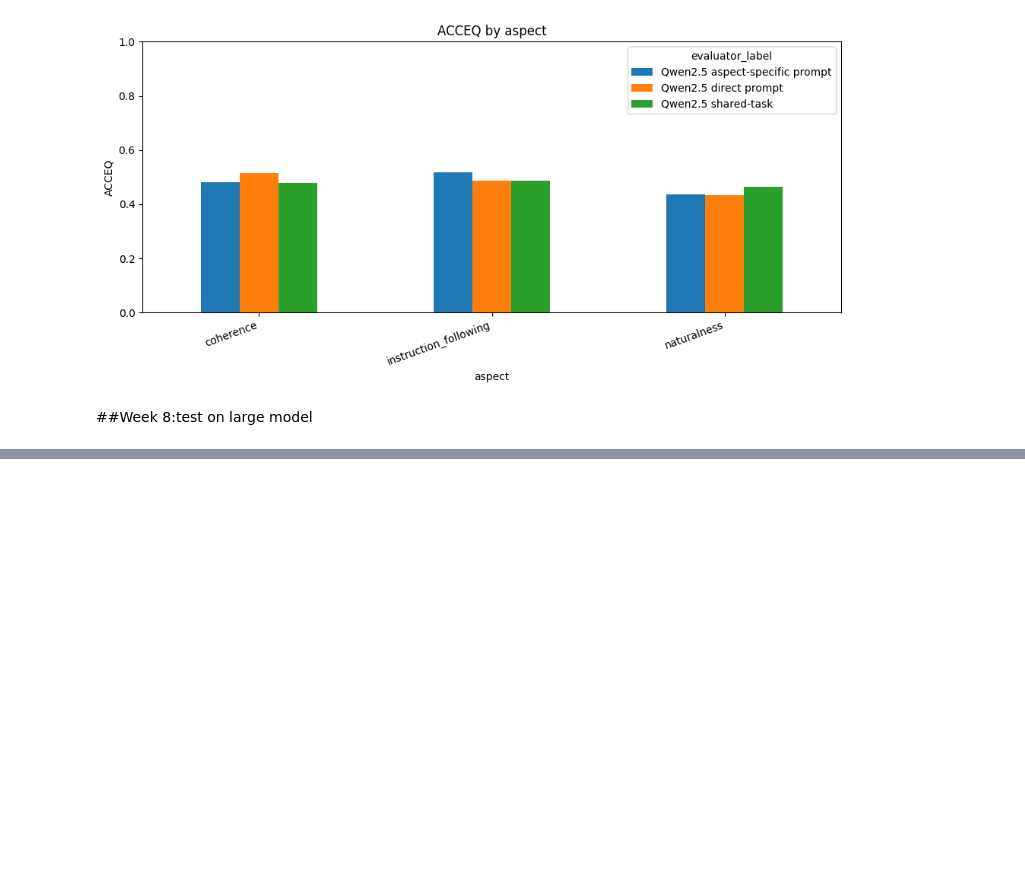
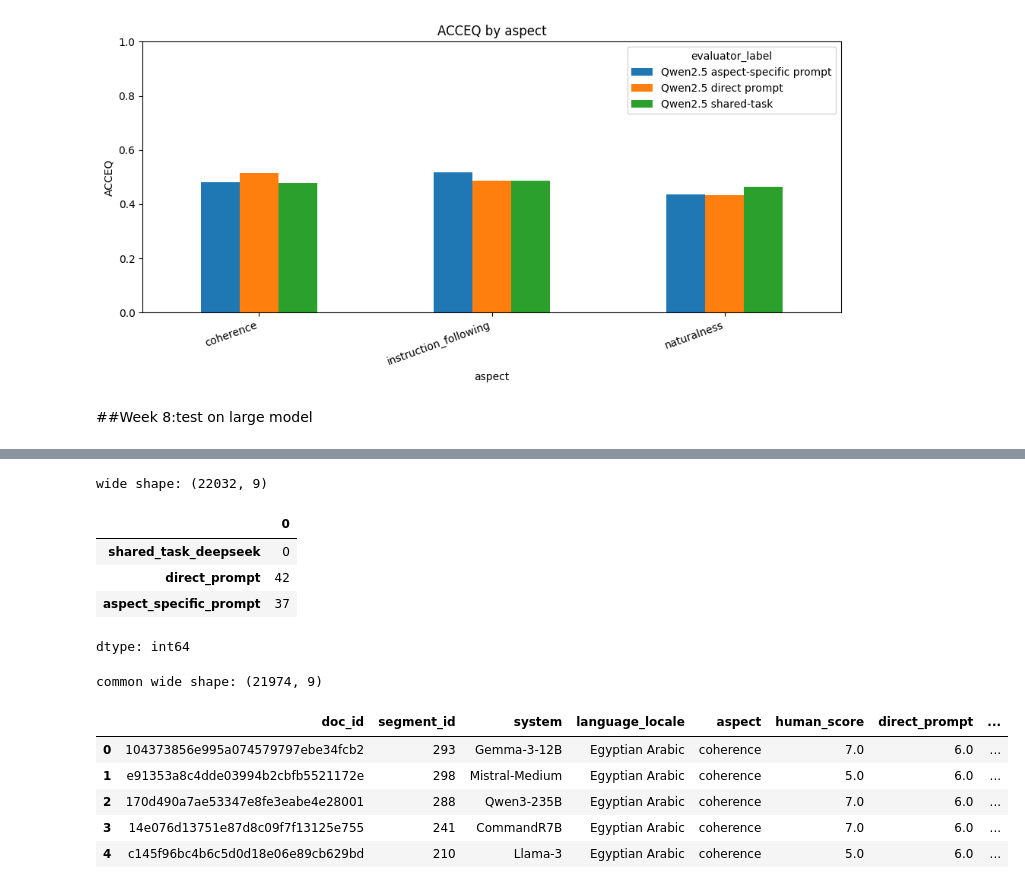
Before and after one commit to NhAnh278/llm-as-a-judge-praktikum, a Jupyter notebook: notebooks/Nhat_Anh_Hoang_analysis.ipynb, the cells around one changed output, grey strips where cells are left out. Cells and saved outputs as stored; diff of their text form; code cells hidden in the pictures; blank space fills up the shorter version.

```diff
--- a/notebooks/Nhat_Anh_Hoang_analysis.ipynb
+++ b/notebooks/Nhat_Anh_Hoang_analysis.ipynb
@@ -4043,0 +3977,52 @@ plt.show()
+# %%
+deepseek_score_wide = (
+    human_base
+    .merge(
+        direct_deepseek,
+        on=KEYS_NO_SEGMENT,
+        how="left",
+    )
+    .merge(
+        aspect_deepseek,
+        on=KEYS_NO_SEGMENT,
+        how="left",
+    )
+    .merge(
+        shared_deepseek,
+        on=KEYS_WITH_SEGMENT,
+        how="left",
+    )
+)
+
+score_cols = [
+    "shared_task_deepseek",
+    "direct_prompt",
+    "aspect_specific_prompt",
+]
+
+print("wide shape:", deepseek_score_wide.shape)
+
+missing_summary = deepseek_score_wide[score_cols].isna().sum()
+display(missing_summary)
+
+deepseek_score_wide_common = deepseek_score_wide.dropna(
+    subset=["human_score"] + score_cols
+).copy()
+
+print("common wide shape:", deepseek_score_wide_common.shape)
+
+display(deepseek_score_wide_common.head())
+# %% [output]
+wide shape: (22032, 9)
+|  | 0 |
+| shared_task_deepseek | 0 |
+| direct_prompt | 42 |
+| aspect_specific_prompt | 37 |
+dtype: int64
+common wide shape: (21974, 9)
+|  | doc_id | segment_id | system | language_locale | aspect | human_score | direct_prompt | ... |
+| 0 | 104373856e995a074579797ebe34fcb2 | 293 | Gemma-3-12B | Egyptian Arabic | coherence | 7.0 | 6.0 | ... |
+| 1 | e91353a8c4dde03994b2cbfb5521172e | 298 | Mistral-Medium | Egyptian Arabic | coherence | 5.0 | 6.0 | ... |
+| 2 | 170d490a7ae53347e8fe3eabe4e28001 | 288 | Qwen3-235B | Egyptian Arabic | coherence | 7.0 | 6.0 | ... |
+| 3 | 14e076d13751e87d8c09f7f13125e755 | 241 | CommandR7B | Egyptian Arabic | coherence | 7.0 | 6.0 | ... |
+| 4 | c145f96bc4b6c5d0d18e06e89cb629bd | 210 | Llama-3 | Egyptian Arabic | coherence | 5.0 | 6.0 | ... |
```
Also changed, not shown: parts of 53 cells of this notebook.
